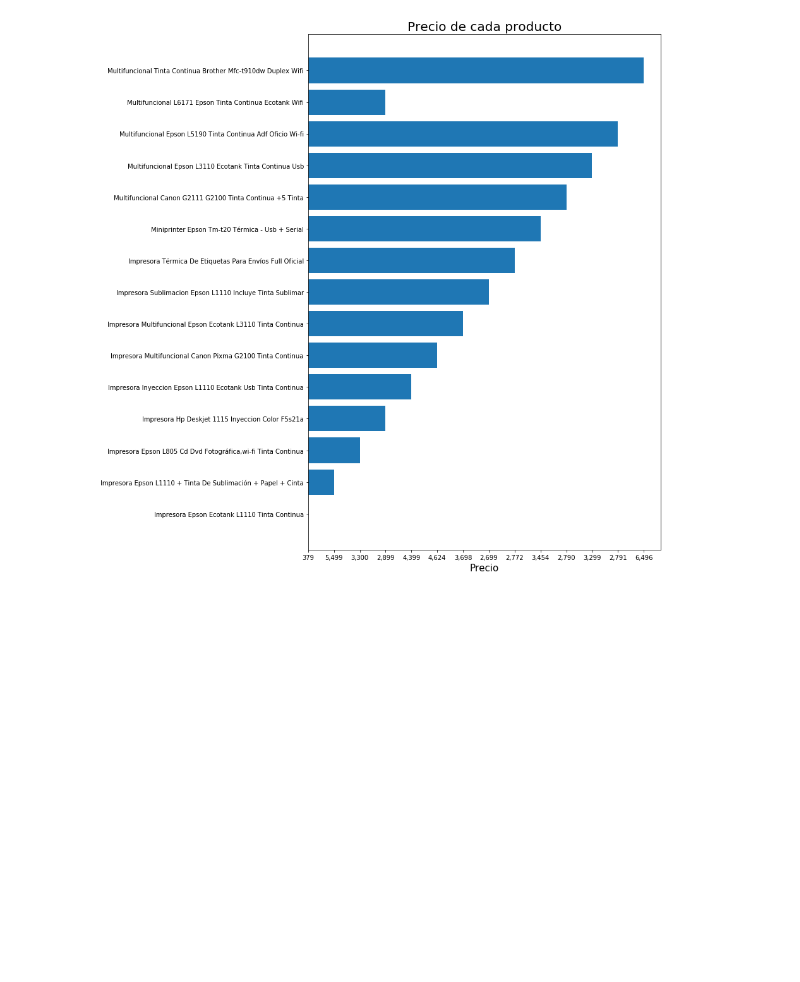
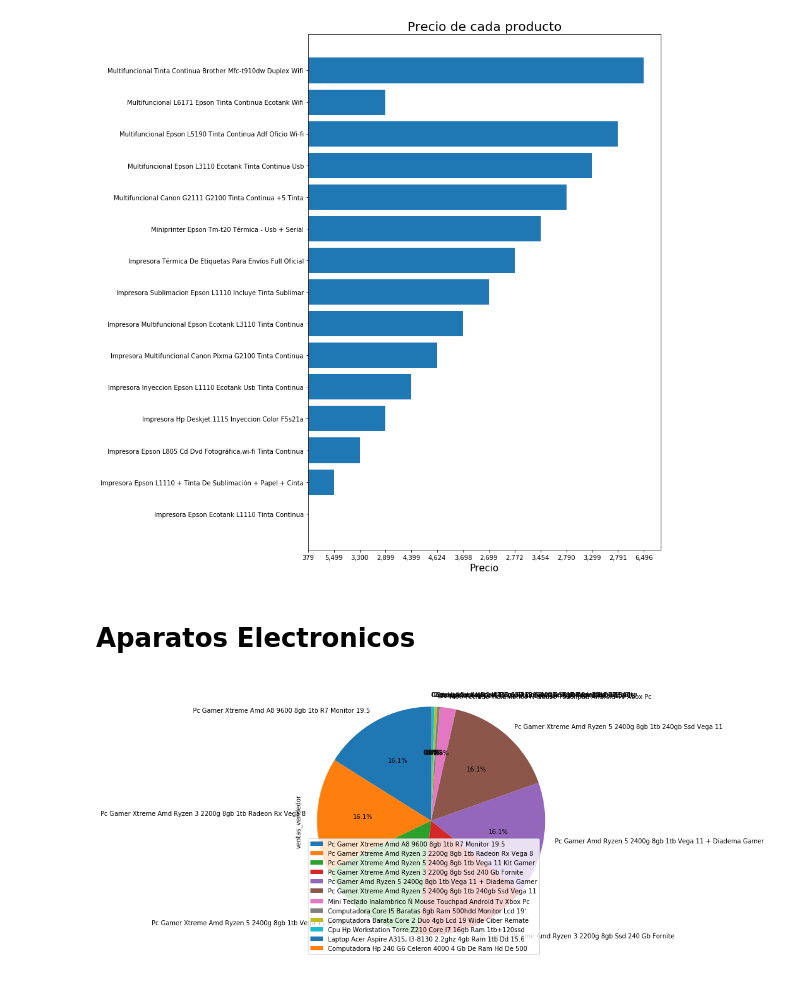
Before and after one commit to 2019-a-gr1-python/py-tupiza-peralta-alejandro-daniel, a Jupyter notebook: Deberes/Proyecto/Scrapy_analisis.py.ipynb, the cells around one changed output. Saved outputs shown, nothing was run; the diff lists cells and outputs as text; code cells hidden in the pictures; blank space fills up the shorter version.

Commit message:
scrapy de aparatos

```diff
--- a/Deberes/Proyecto/Scrapy_analisis.py.ipynb
+++ b/Deberes/Proyecto/Scrapy_analisis.py.ipynb
@@ -134,3 +134,38 @@ plt.show()
 # %% [output]
 TypeError: can only concatenate str (not "int") to str
 [figure]
+# %% [markdown]
+# Aparatos Electronicos
+# %%
+path_computadoras = 'C:/Users/ad_tp/OneDrive/Documentos/GitHub/py-tupiza-peralta-alejandro-daniel/Deberes/Proyecto/proyecto_scrapy/proyecto/computadoras_items.csv'
+# %%
+columnas_para_usar = ['titulo','modelo','marca',
+                  'precio','condicion','opiniones',
+                   'tipo_vendedor','ventas_vendedor']
+# %%
+df_computadoras = pd.read_csv(
+        path_computadoras,
+        usecols=columnas_para_usar,
+        )
+
+df_c = pd.read_csv(
+        path_impresoras,
+        usecols=columnas_a_usar,
+        index_col='titulo'
+        )
+filtrado_computadoras = df_computadoras.filter(items = ["titulo","ventas_vendedor"]).sort_values('ventas_vendedor', ascending=False).tail(12)
+# %%
+filtro1 = df_computadoras.filter(items = ["titulo","ventas_vendedor"])
+sin_pc_gamer = filtrado_computadoras.filter(items = ["titulo","ventas_vendedor"]).sort_values('ventas_vendedor', ascending=False).tail(6)
+plt.figure(figsize=(16,8))
+# plot chart
+ax1 = plt.subplot(121, aspect='equal')
+
+sin_pc_gamer.plot(kind='pie', y = 'ventas_vendedor', ax=ax1, autopct='%1.1f%%',
+ startangle=90, shadow=False, labels=sin_pc_gamer['titulo'],legend = False, fontsize=10)
+plt.axis('equal')
+
+# View the plot
+plt.show()
+# %% [output]
+[figure, added]
```
Also changed, not shown: parts of 1 cell of this notebook, 2 other files.
